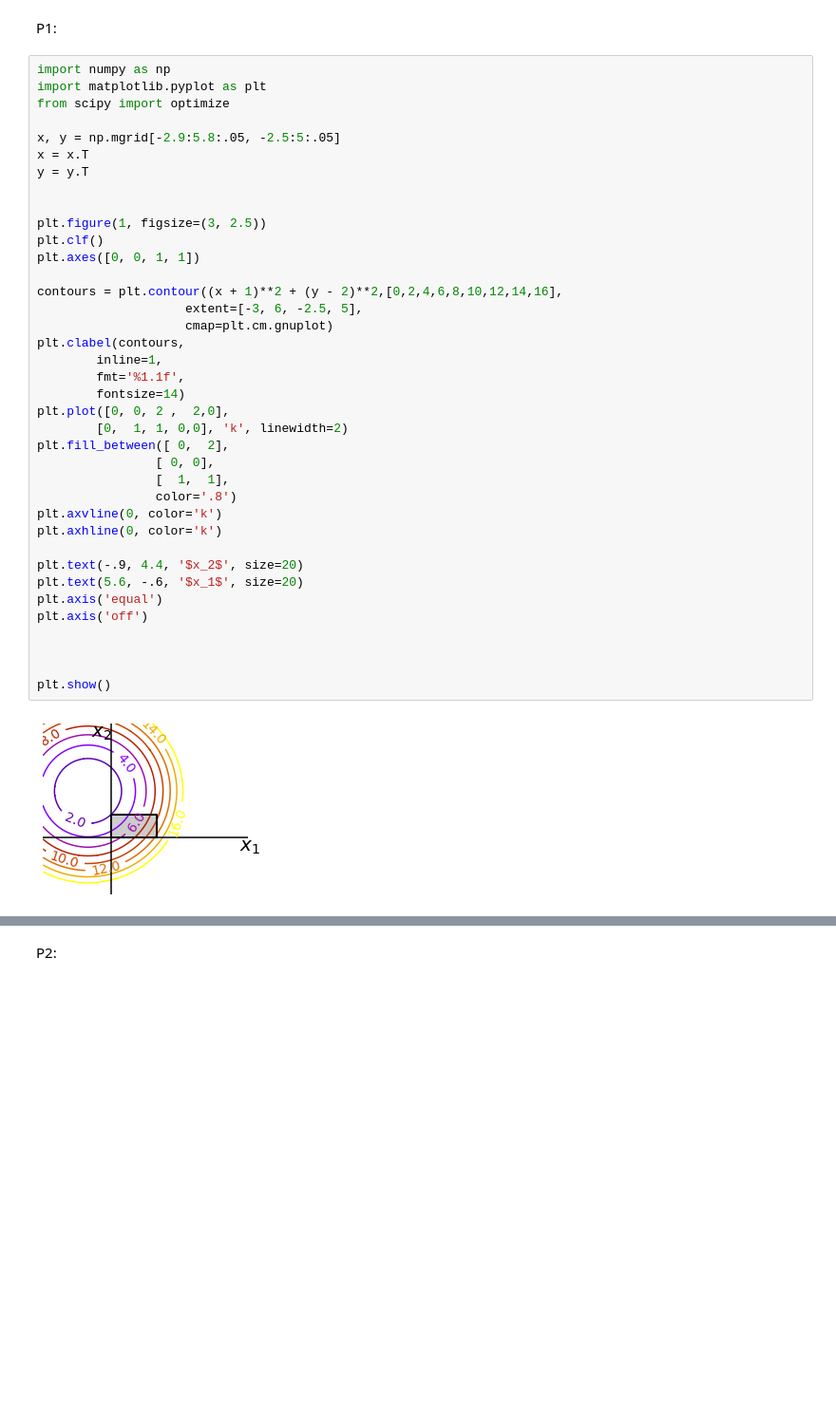
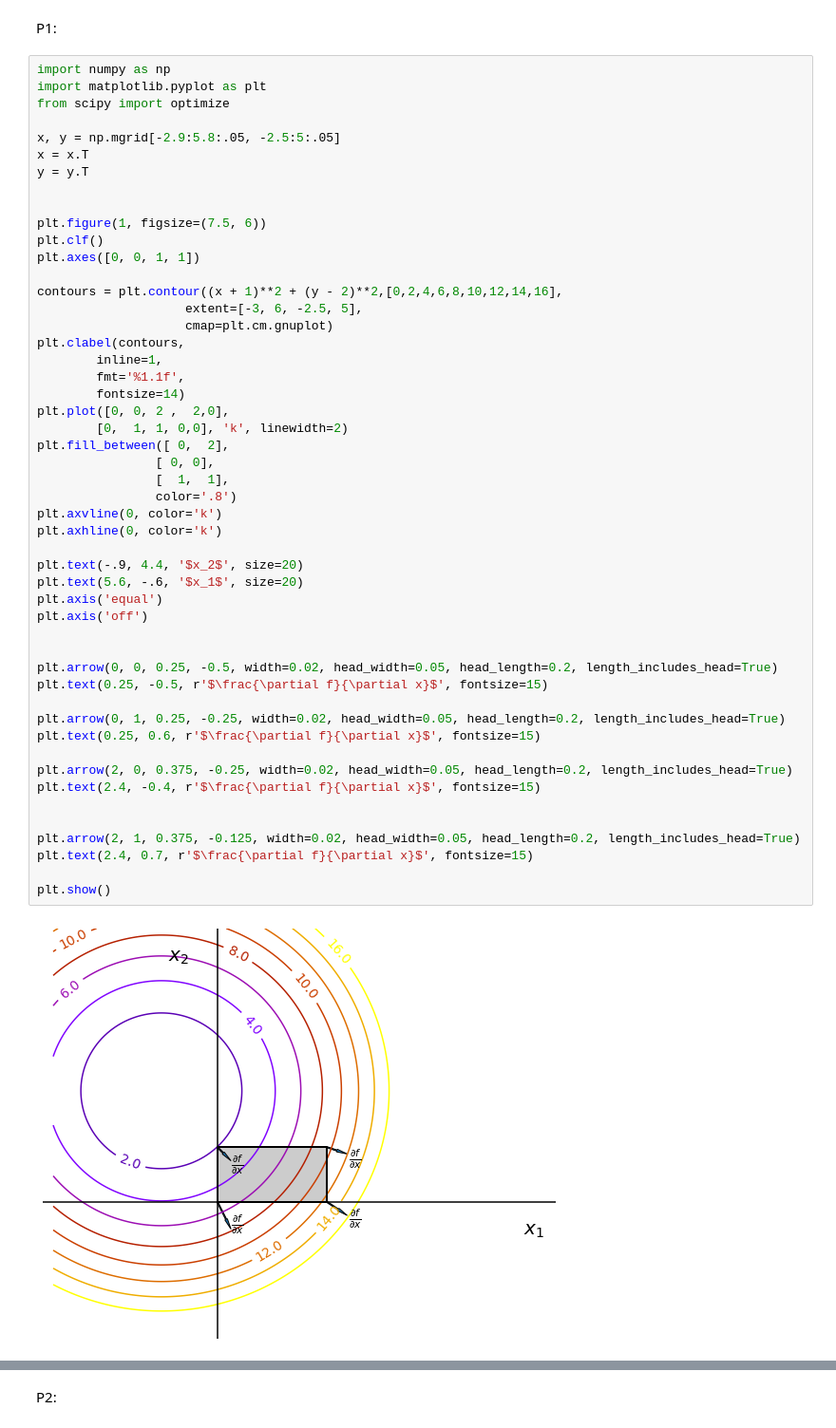
Before and after one commit to GuangyuNie/MAE_598_Optimization, a Jupyter notebook: HW4.ipynb, the cells around one changed output, grey strips where cells are left out. Shown at 95% size. Saved outputs shown, nothing was run; the diff lists cells and outputs as text; blank space fills up the shorter version.

```diff
--- a/HW4.ipynb
+++ b/HW4.ipynb
@@ -12,33 +12,45 @@ x = x.T
 y = y.T
 
 
-plt.figure(1, figsize=(3, 2.5))
+plt.figure(1, figsize=(7.5, 6))
 plt.clf()
 plt.axes([0, 0, 1, 1])
 
 contours = plt.contour((x + 1)**2 + (y - 2)**2,[0,2,4,6,8,10,12,14,16],
                     extent=[-3, 6, -2.5, 5],
                     cmap=plt.cm.gnuplot)
 plt.clabel(contours,
         inline=1,
         fmt='%1.1f',
         fontsize=14)
 plt.plot([0, 0, 2 ,  2,0],
         [0,  1, 1, 0,0], 'k', linewidth=2)
 plt.fill_between([ 0,  2],
                 [ 0, 0],
                 [  1,  1],
                 color='.8')
 plt.axvline(0, color='k')
 plt.axhline(0, color='k')
 
 plt.text(-.9, 4.4, '$x_2$', size=20)
 plt.text(5.6, -.6, '$x_1$', size=20)
 plt.axis('equal')
 plt.axis('off')
 
 
+plt.arrow(0, 0, 0.25, -0.5, width=0.02, head_width=0.05, head_length=0.2, length_includes_head=True)
+plt.text(0.25, -0.5, r'$\frac{\partial f}{\partial x}$', fontsize=15)
+
+plt.arrow(0, 1, 0.25, -0.25, width=0.02, head_width=0.05, head_length=0.2, length_includes_head=True)
+plt.text(0.25, 0.6, r'$\frac{\partial f}{\partial x}$', fontsize=15)
+
+plt.arrow(2, 0, 0.375, -0.25, width=0.02, head_width=0.05, head_length=0.2, length_includes_head=True)
+plt.text(2.4, -0.4, r'$\frac{\partial f}{\partial x}$', fontsize=15)
+
+
+plt.arrow(2, 1, 0.375, -0.125, width=0.02, head_width=0.05, head_length=0.2, length_includes_head=True)
+plt.text(2.4, 0.7, r'$\frac{\partial f}{\partial x}$', fontsize=15)
 
 plt.show()
 # %% [output]
-[figure, old version]
+[figure, new version]
```
Also changed, not shown: parts of 9 cells of this notebook.
